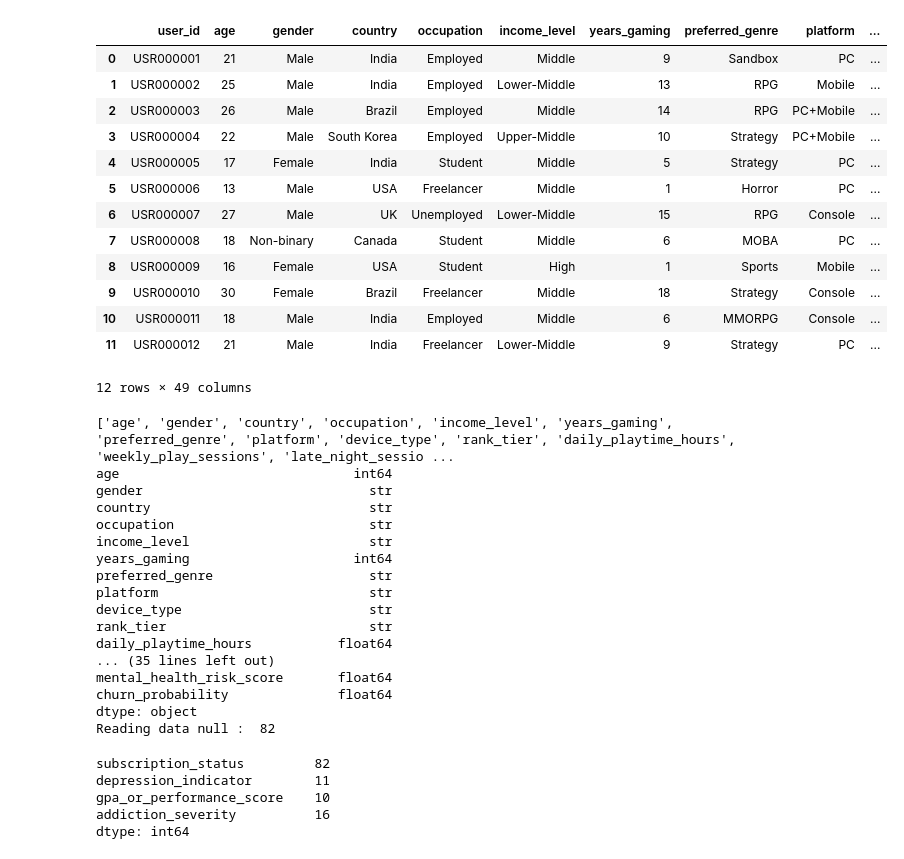
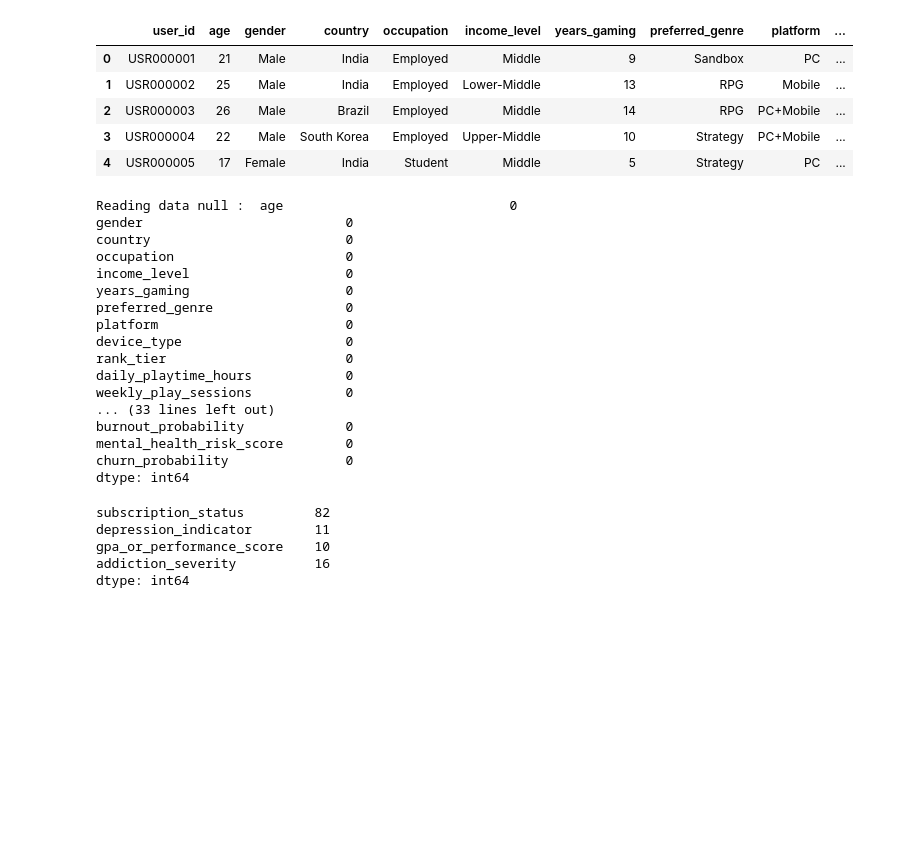
Before and after one commit to tiopramana/machine_learning, a Jupyter notebook: Project/Gaming_addiction/main.ipynb, the cells around one changed output. Saved outputs shown, nothing was run; the diff lists cells and outputs as text; code cells hidden in the pictures; blank space fills up the shorter version.

```diff
--- a/Project/Gaming_addiction/main.ipynb
+++ b/Project/Gaming_addiction/main.ipynb
@@ -11,51 +13,44 @@ from sklearn.ensemble import RandomForestClassifier, RandomForestRegressor
 # %%
 data_path = "gaming_addiction.csv"
 
 df = pd.read_csv(data_path)
 
-df.head(12)
+df.head()
 # %% [output]
 |  | user_id | age | gender | country | occupation | income_level | years_gaming | preferred_genre | platform | ... |
 | 0 | USR000001 | 21 | Male | India | Employed | Middle | 9 | Sandbox | PC | ... |
 | 1 | USR000002 | 25 | Male | India | Employed | Lower-Middle | 13 | RPG | Mobile | ... |
 | 2 | USR000003 | 26 | Male | Brazil | Employed | Middle | 14 | RPG | PC+Mobile | ... |
 | 3 | USR000004 | 22 | Male | South Korea | Employed | Upper-Middle | 10 | Strategy | PC+Mobile | ... |
 | 4 | USR000005 | 17 | Female | India | Student | Middle | 5 | Strategy | PC | ... |
-| 5 | USR000006 | 13 | Male | USA | Freelancer | Middle | 1 | Horror | PC | ... |
-| 6 | USR000007 | 27 | Male | UK | Unemployed | Lower-Middle | 15 | RPG | Console | ... |
-| 7 | USR000008 | 18 | Non-binary | Canada | Student | Middle | 6 | MOBA | PC | ... |
-| 8 | USR000009 | 16 | Female | USA | Student | High | 1 | Sports | Mobile | ... |
-| 9 | USR000010 | 30 | Female | Brazil | Freelancer | Middle | 18 | Strategy | Console | ... |
-| 10 | USR000011 | 18 | Male | India | Employed | Middle | 6 | MMORPG | Console | ... |
-| 11 | USR000012 | 21 | Male | India | Freelancer | Lower-Middle | 9 | Strategy | PC | ... |
-12 rows × 49 columns
 # %%
 # Dropping user_id we dont use it
 df = df.drop(['user_id'], axis=1)
 # %%
 
-print(df.columns.to_list())
-print(df.dtypes)
+# print(df.columns.to_list())
+# print(df.dtypes)
+# print(df.shape)
 
-print("Reading data null : ",df.isnull().sum().max())
+print("Reading data null : ", df.isnull().sum())
 # %% [output]
-['age', 'gender', 'country', 'occupation', 'income_level', 'years_gaming', 'preferred_genre', 'platform', 'device_type', 'rank_tier', 'daily_playtime_hours', 'weekly_play_sessions', 'late_night_sessio ...
-age                              int64
-gender                             str
-country                            str
-occupation                         str
-income_level                       str
-years_gaming                     int64
-preferred_genre                    str
-platform                           str
-device_type                        str
-rank_tier                          str
-daily_playtime_hours           float64
-... (35 lines left out)
-mental_health_risk_score       float64
-churn_probability              float64
-dtype: object
-Reading data null :  82
+Reading data null :  age                             0
+gender                          0
+country                         0
+occupation                      0
+income_level                    0
+years_gaming                    0
+preferred_genre                 0
+platform                        0
+device_type                     0
+rank_tier                       0
+daily_playtime_hours            0
+weekly_play_sessions            0
+... (33 lines left out)
+burnout_probability             0
+mental_health_risk_score        0
+churn_probability               0
+dtype: int64
 # %%
 # Searching for null fields
 
```
Also changed, not shown: parts of 9 cells of this notebook, 1 other file.
